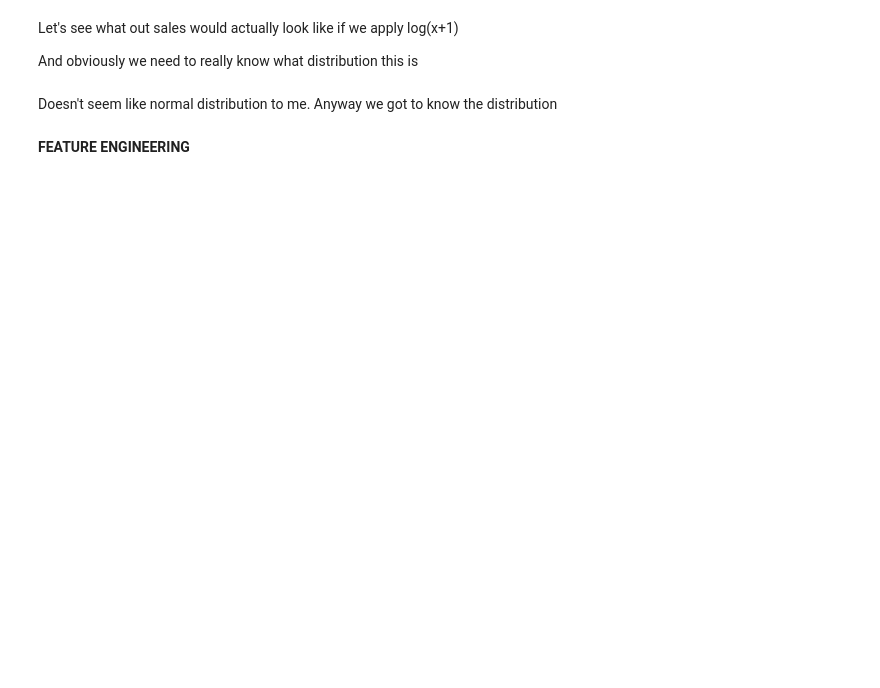
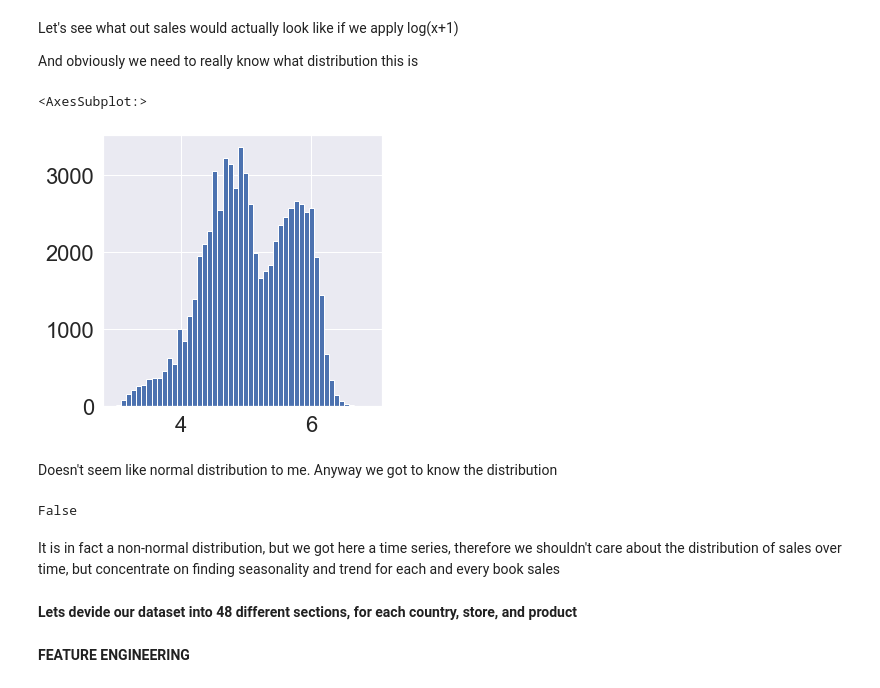
Before and after one commit to Serueja/kaggle-comps, a Jupyter notebook: tabular_playground_series/t_p_s_init.ipynb, the cells around one changed output. Drawn from its saved outputs; the diff is of its cells as text; code cells hidden in the pictures; blank space fills up the shorter version.

```diff
--- a/tabular_playground_series/t_p_s_init.ipynb
+++ b/tabular_playground_series/t_p_s_init.ipynb
@@ -223,10 +213,26 @@ And obviously we need to really know what distribution this is
 # %%
 from math import log
 
 log_sales = train['num_sold'].apply(lambda x: log(x+1))
-log_sales.hist(bins=100)
+log_sales.hist(bins=50)
+# %% [output]
+<AxesSubplot:>
+[figure, added]
 # %% [markdown]
 Doesn't seem like normal distribution to me. Anyway we got to know the distribution
+# %%
+from scipy import stats
+
+test_normality = lambda x: stats.shapiro(x.fillna(0))[1] < 0.01
+normal = pd.DataFrame(train['num_sold'])
+normal = normal.apply(test_normality)
+print(not normal.any())
+# %% [output]
+False
+# %% [markdown]
+It is in fact a non-normal distribution, but we got here a time series, therefore we shouldn't care about the distribution of sales over time, but concentrate on finding seasonality and trend for each and every book sales
+# %% [markdown]
+**Lets devide our dataset into 48 different sections, for each country, store, and product**
 # %% [markdown]
 **FEATURE ENGINEERING**
 # %%
```
Also changed, not shown: parts of 7 cells of this notebook.
